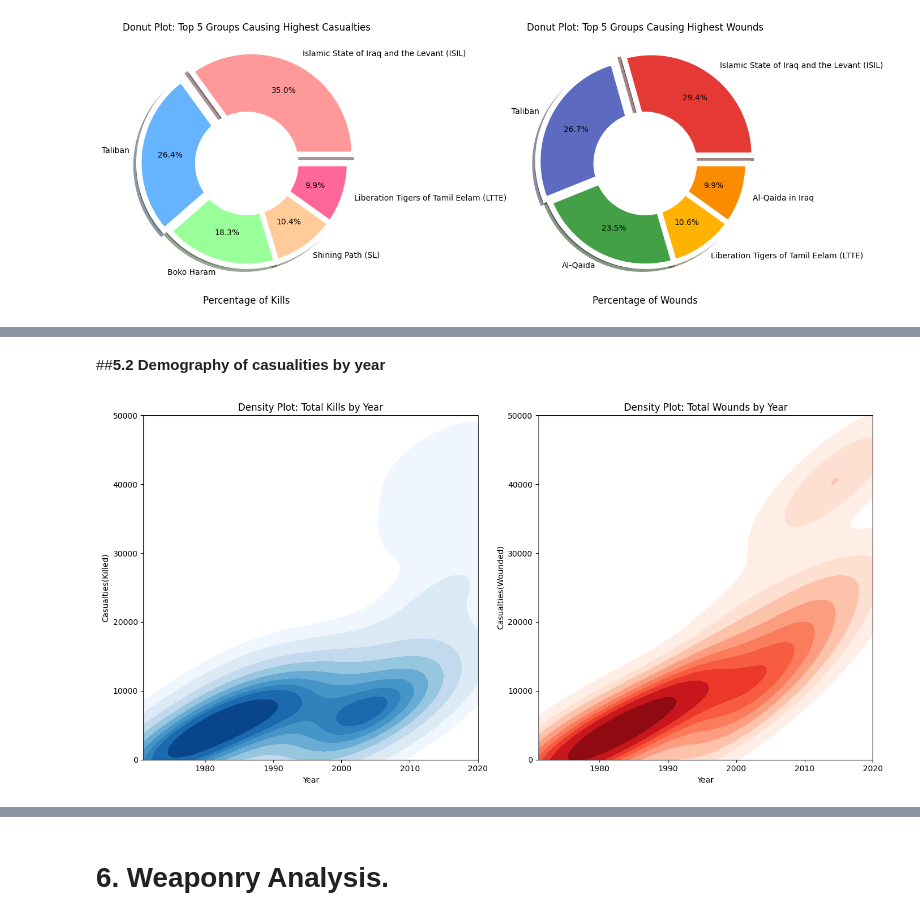
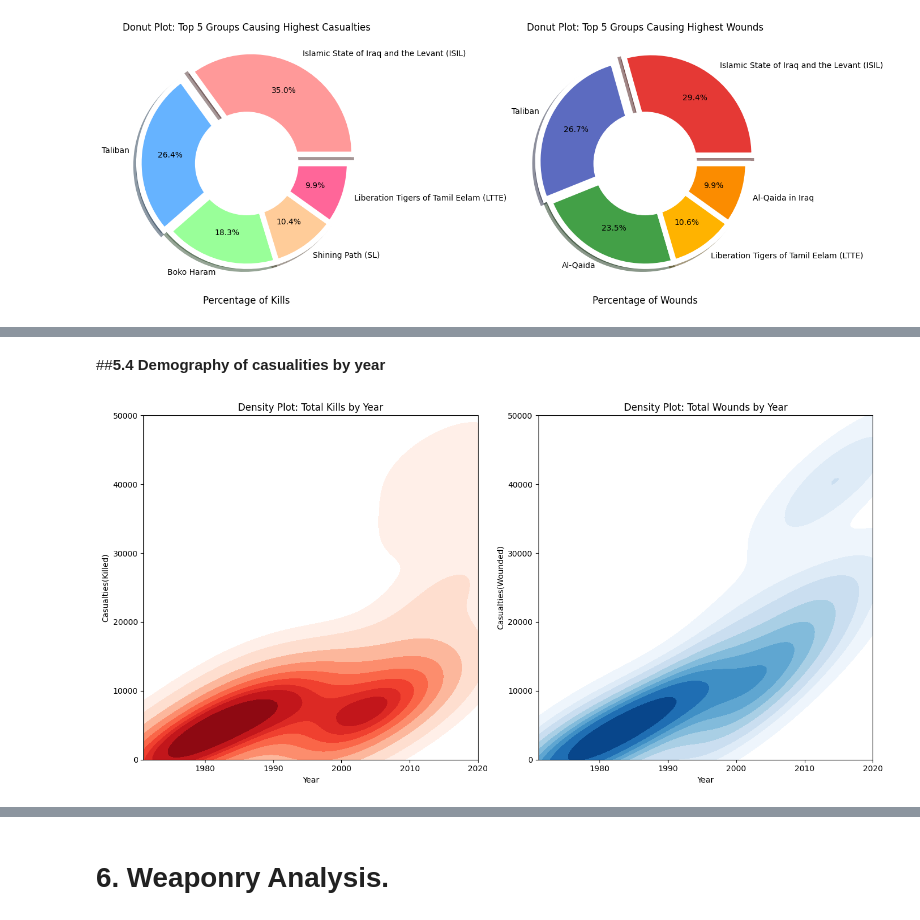
Before and after one commit to dacenish/EDA-Global-terrorism, a Jupyter notebook: Capstone_Project_Global_terrorism_EDA_by_Danish_Zia.ipynb, the cells around one changed output, grey strips where cells are left out. Saved outputs shown, nothing was run; the diff lists cells and outputs as text; code cells hidden in the pictures.

```diff
--- a/Capstone_Project_Global_terrorism_EDA_by_Danish_Zia.ipynb
+++ b/Capstone_Project_Global_terrorism_EDA_by_Danish_Zia.ipynb
@@ -416,35 +475,35 @@ plt.show()
 # %% [markdown]
-##**5.2 Demography of casualities by year**
+##**5.4 Demography of casualities by year**
 # %%
 import matplotlib.pyplot as plt
 import seaborn as sns
 
 # Prepare DF
 year_kills = gt_df.groupby('Year')['Kills'].sum()
 year_kills = year_kills.drop('Unknown', errors='ignore')
 
 year_wound = gt_df.groupby('Year')['Wounds'].sum()
 year_wound = year_wound.drop('Unknown', errors='ignore')
 
 # Set up the figure with two subplots
 fig, (ax1, ax2) = plt.subplots(1, 2, figsize=(14, 7))
 
 # Plot the KDE plot for year_kills
-sns.kdeplot(data=year_kills, x=year_kills.index, y=year_kills.values, fill=True, cmap='Blues', ax=ax1)
+sns.kdeplot(data=year_kills, x=year_kills.index, y=year_kills.values, fill=True, cmap='Reds', ax=ax1)
 ax1.set(xlabel='Year', ylabel='Casualties(Killed)', title='Density Plot: Total Kills by Year')
 ax1.set_xlim(1971, 2020)
 ax1.set_ylim(0, 50000)
 
 # Plot the KDE plot for year_wound
-sns.kdeplot(data=year_wound, x=year_wound.index, y=year_wound.values, fill=True, cmap='Reds', ax=ax2)
+sns.kdeplot(data=year_wound, x=year_wound.index, y=year_wound.values, fill=True, cmap='Blues', ax=ax2)
 ax2.set(xlabel='Year', ylabel='Casualties(Wounded)', title='Density Plot: Total Wounds by Year')
 ax2.set_xlim(1971, 2020)
 ax2.set_ylim(0, 50000)
 
 # Adjust spacing between subplots
 plt.tight_layout()
 
 # Show the plot
 plt.show()
 # %% [output]
-[figure, old version]
+[figure, new version]
```
Also changed, not shown: parts of 26 cells of this notebook.
